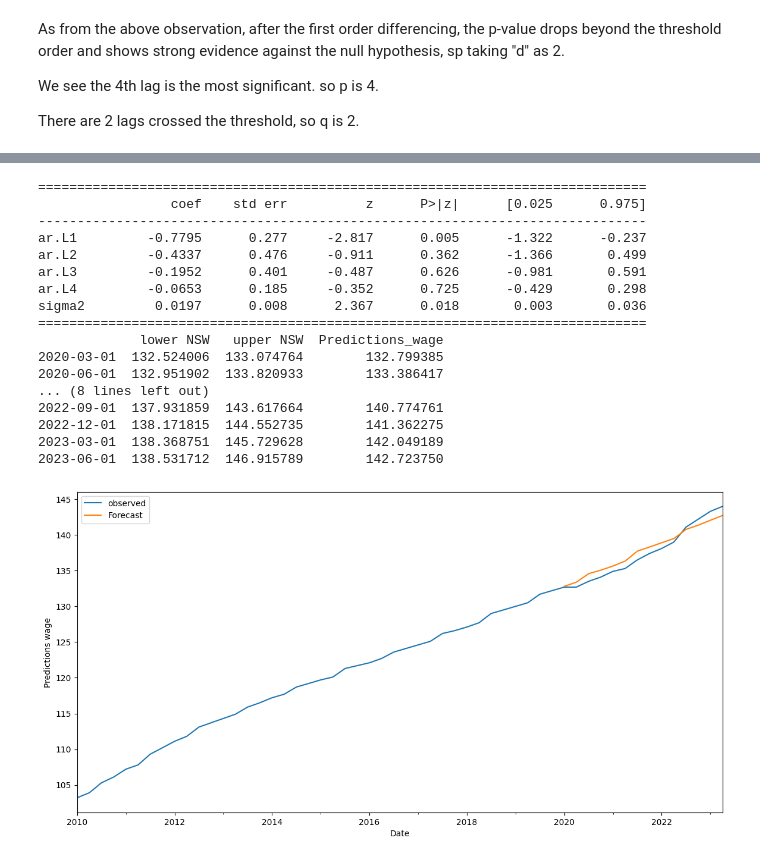
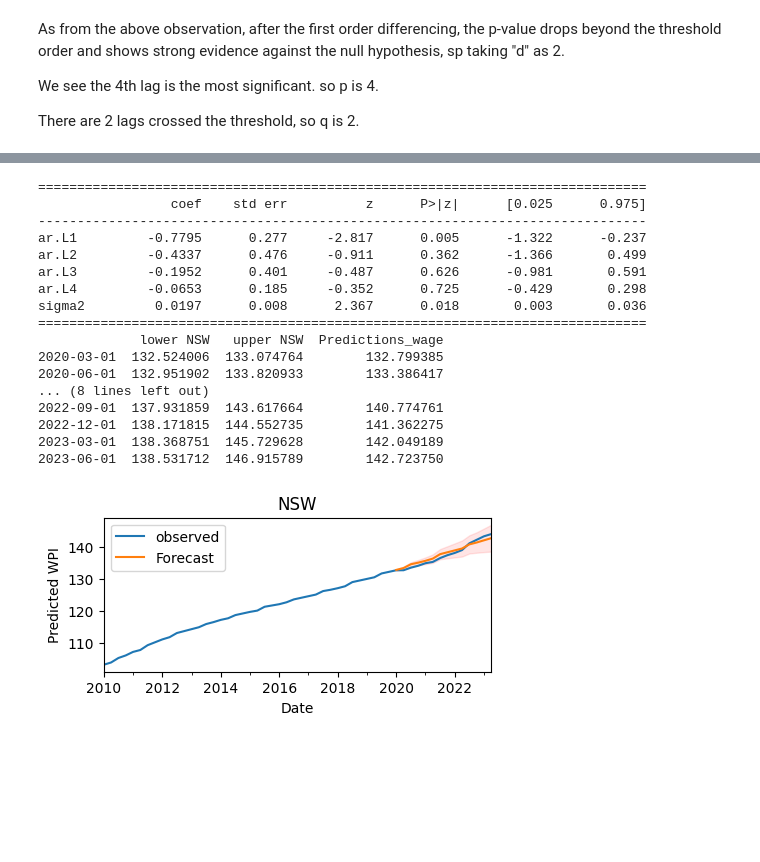
Before and after one commit to xinyuzh10/final-research, a Jupyter notebook: timeseries_wages_nsw.ipynb, the cells around one changed output, grey strips where cells are left out. Cells and saved outputs as stored; diff of their text form; code cells hidden in the pictures; blank space fills up the shorter version.

```diff
--- a/timeseries_wages_nsw.ipynb
+++ b/timeseries_wages_nsw.ipynb
@@ -247,36 +259,41 @@ mod_nsw = sm.tsa.statespace.SARIMAX(wages_pre_covid_nsw,
                                 enforce_invertibility=False)
 results_nsw = mod_nsw.fit()
 print(results_nsw.summary().tables[1])
-
 pred_uc = results_nsw.get_forecast(steps=14)
 pred_ci = pred_uc.conf_int()
 pred_ci["Predictions_wage"] = pred_uc.predicted_mean
 print(pred_ci)
 
-ax = wages_nsw.plot(label='observed', figsize=(14, 7))
-
+ax = wages_nsw.plot(label='observed', figsize=(5, 2))
+ax.fill_between(
+    pred_ci.index, pred_ci['lower NSW'], pred_ci['upper NSW'],
+    color='r', alpha=0.1
+)
 pred_uc.predicted_mean.plot(ax=ax, label='Forecast')
 ax.set_xlabel('Date')
-ax.set_ylabel('Predictions wage')
+ax.set_ylabel('Predicted WPI')
+plt.legend()
+plt.title('NSW')
+
+
 plt.savefig('NSW predicted PWI.png')
-plt.legend()
 plt.show()
 # %% [output]
 ==============================================================================
                  coef    std err          z      P>|z|      [0.025      0.975]
 ------------------------------------------------------------------------------
 ar.L1         -0.7795      0.277     -2.817      0.005      -1.322      -0.237
 ar.L2         -0.4337      0.476     -0.911      0.362      -1.366       0.499
 ar.L3         -0.1952      0.401     -0.487      0.626      -0.981       0.591
 ar.L4         -0.0653      0.185     -0.352      0.725      -0.429       0.298
 sigma2         0.0197      0.008      2.367      0.018       0.003       0.036
 ==============================================================================
              lower NSW   upper NSW  Predictions_wage
 2020-03-01  132.524006  133.074764        132.799385
 2020-06-01  132.951902  133.820933        133.386417
 ... (8 lines left out)
 2022-09-01  137.931859  143.617664        140.774761
 2022-12-01  138.171815  144.552735        141.362275
 2023-03-01  138.368751  145.729628        142.049189
 2023-06-01  138.531712  146.915789        142.723750
-[figure, old version]
+[figure, new version]
```
Also changed, not shown: parts of 8 cells of this notebook, 12 other files.
